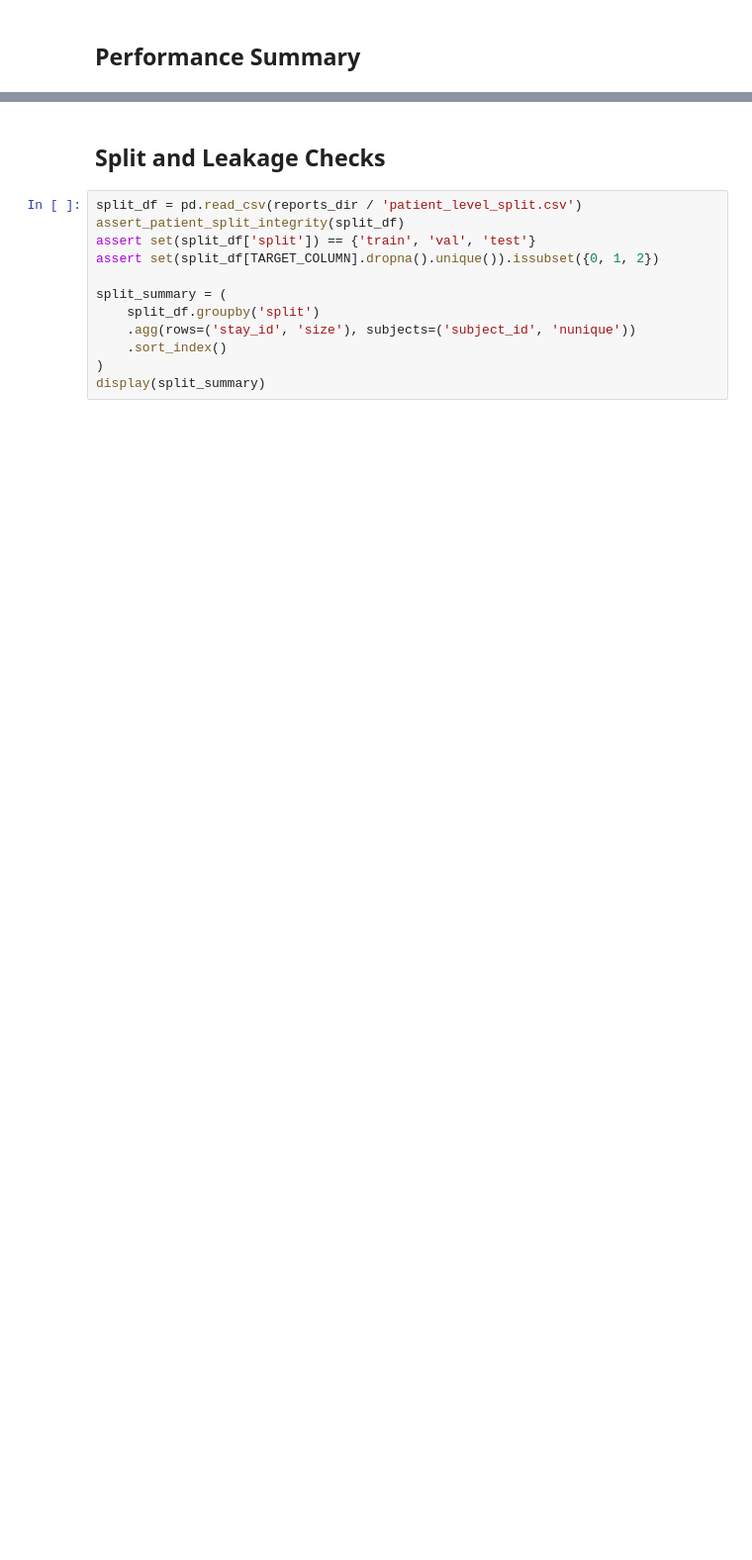
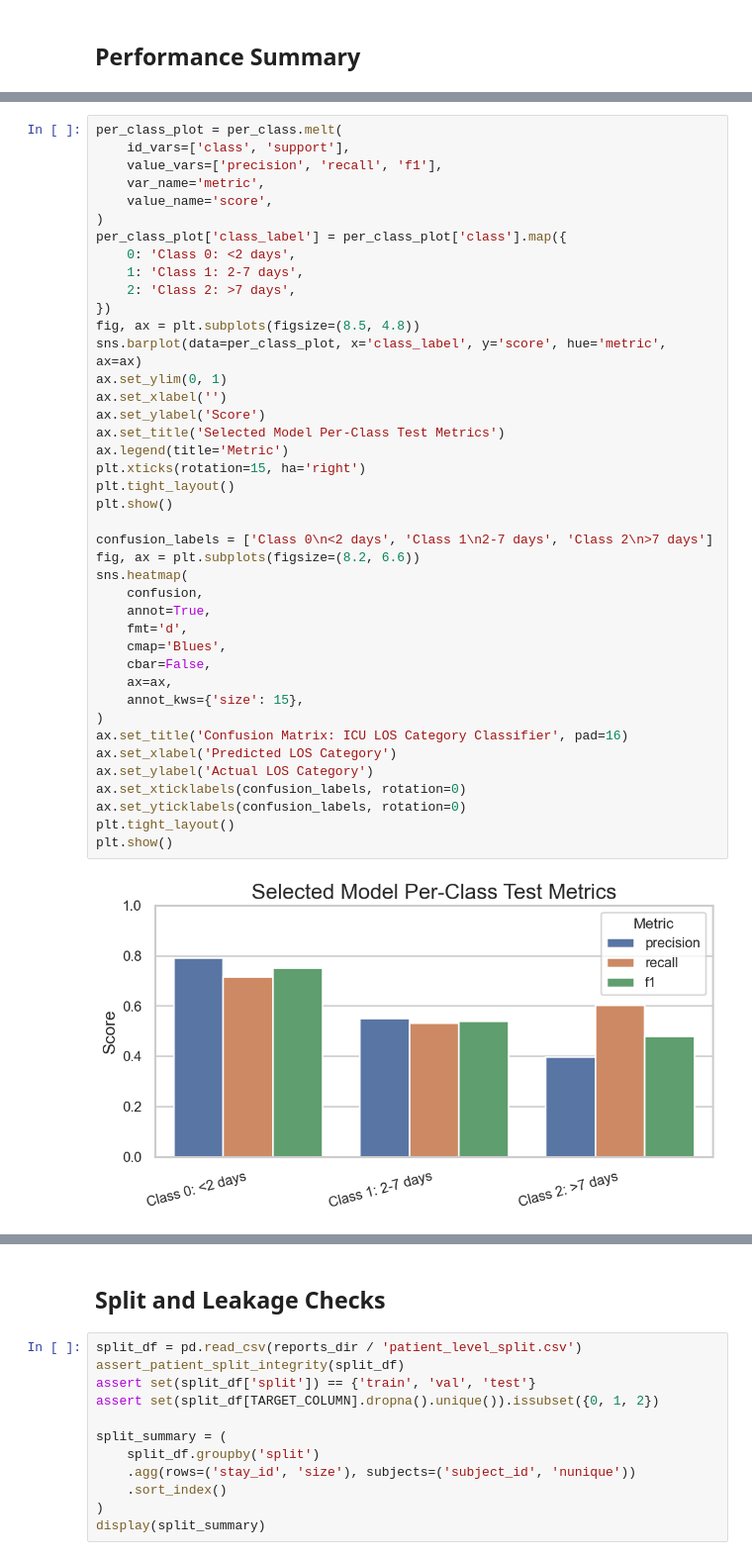
Before and after one commit to brandonwu694/STATS_170B_CAPSTONE_GROUP15, a Jupyter notebook: notebooks/model_performance_checks.ipynb, the cells around one changed output, grey strips where cells are left out. Shown at 99% size. Saved outputs shown, nothing was run; the diff lists cells and outputs as text; blank space fills up the shorter version.

```diff
--- a/notebooks/model_performance_checks.ipynb
+++ b/notebooks/model_performance_checks.ipynb
@@ -48,0 +113,43 @@ assert int(per_class['support'].sum()) == int(confusion.to_numpy().sum())
+# %%
+per_class_plot = per_class.melt(
+    id_vars=['class', 'support'],
+    value_vars=['precision', 'recall', 'f1'],
+    var_name='metric',
+    value_name='score',
+)
+per_class_plot['class_label'] = per_class_plot['class'].map({
+    0: 'Class 0: <2 days',
+    1: 'Class 1: 2-7 days',
+    2: 'Class 2: >7 days',
+})
+fig, ax = plt.subplots(figsize=(8.5, 4.8))
+sns.barplot(data=per_class_plot, x='class_label', y='score', hue='metric', ax=ax)
+ax.set_ylim(0, 1)
+ax.set_xlabel('')
+ax.set_ylabel('Score')
+ax.set_title('Selected Model Per-Class Test Metrics')
+ax.legend(title='Metric')
+plt.xticks(rotation=15, ha='right')
+plt.tight_layout()
+plt.show()
+
+confusion_labels = ['Class 0\n<2 days', 'Class 1\n2-7 days', 'Class 2\n>7 days']
+fig, ax = plt.subplots(figsize=(8.2, 6.6))
+sns.heatmap(
+    confusion,
+    annot=True,
+    fmt='d',
+    cmap='Blues',
+    cbar=False,
+    ax=ax,
+    annot_kws={'size': 15},
+)
+ax.set_title('Confusion Matrix: ICU LOS Category Classifier', pad=16)
+ax.set_xlabel('Predicted LOS Category')
+ax.set_ylabel('Actual LOS Category')
+ax.set_xticklabels(confusion_labels, rotation=0)
+ax.set_yticklabels(confusion_labels, rotation=0)
+plt.tight_layout()
+plt.show()
+# %% [output]
+[figure, added]
```
Also changed, not shown: parts of 11 cells of this notebook.
